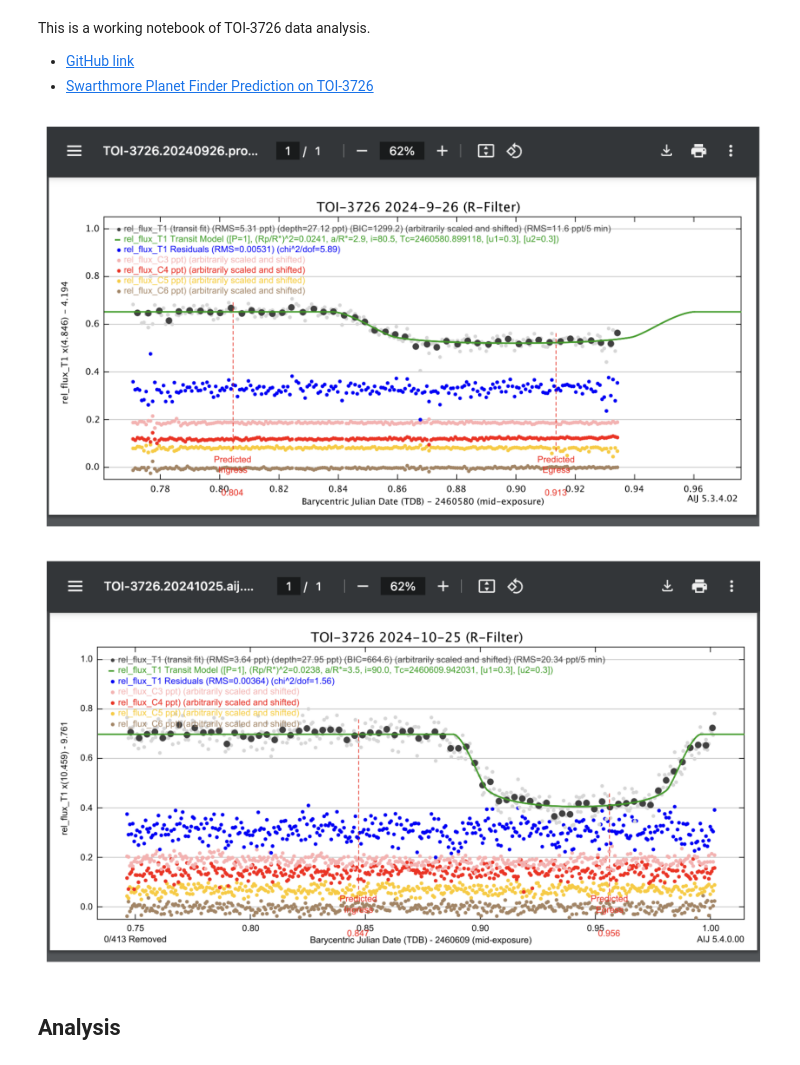
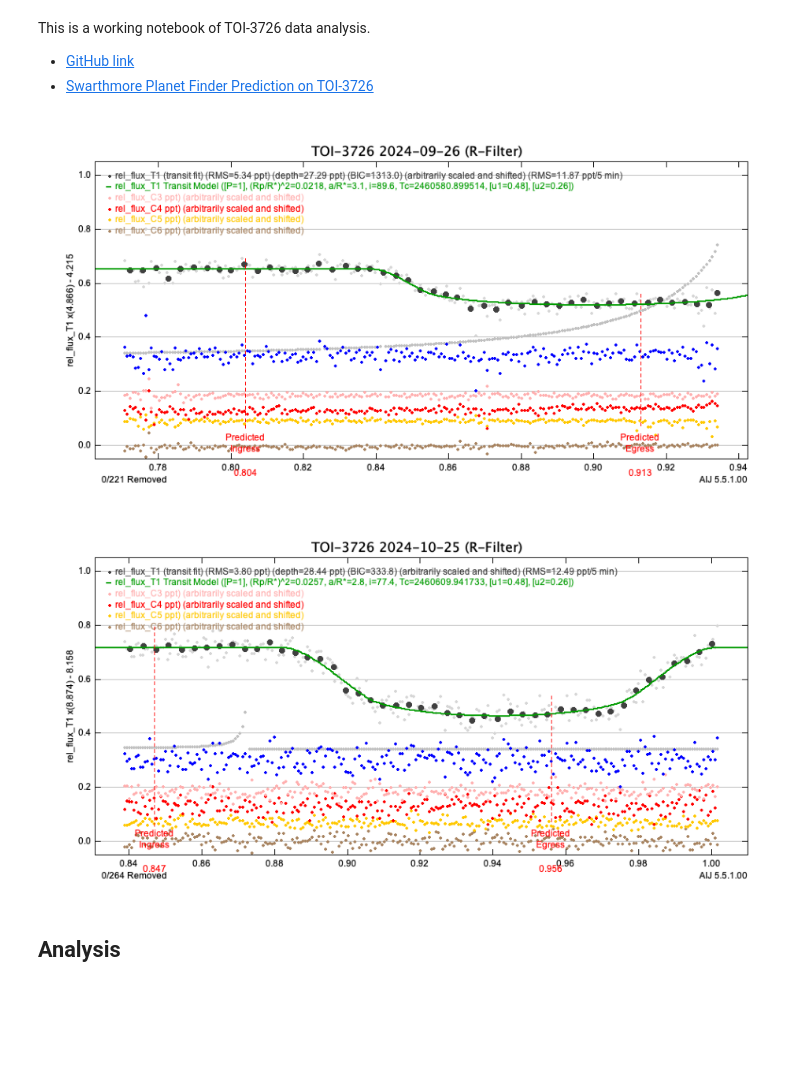
Before and after one commit to sophia268238/astronomy_ml, a Jupyter notebook: processed/TOI-3726/observation_summary.ipynb, the cells around one changed output. Saved outputs shown, nothing was run; the diff lists cells and outputs as text; code cells hidden in the pictures; blank space fills up the shorter version.

Commit message:
reworked light curves with theoretical limb darkening u1/u2 coefficients

```diff
--- a/processed/TOI-3726/observation_summary.ipynb
+++ b/processed/TOI-3726/observation_summary.ipynb
@@ -7,21 +7,21 @@ This is a working notebook of TOI-3726 data analysis.
 # %%
 import matplotlib.pyplot as plt
 import matplotlib.image as mpimg
-image = mpimg.imread("./20240926/light_curve_20240926.PNG")
+image = mpimg.imread("./20240926/Measurements_fitpanel01_rel_flux_T1.PNG")
 plt.figure(figsize=(12, 6))
 plt.imshow(image)
 plt.axis("off")
 plt.show()
 # %% [output]
-[figure, old version]
+[figure, new version]
 # %%
-image = mpimg.imread("./20241025/light_curve_20241025.PNG")
+image = mpimg.imread("./20241025/Measurements_fitpanel01_rel_flux_T1.PNG")
 plt.figure(figsize=(12, 6))
 plt.imshow(image)
 plt.axis("off")
 plt.show()
 # %% [output]
-[figure, old version]
+[figure, new version]
 # %% [markdown]
 ## Analysis
 # %% [markdown]
```
Also changed, not shown: parts of 17 cells of this notebook, 41 other files.
